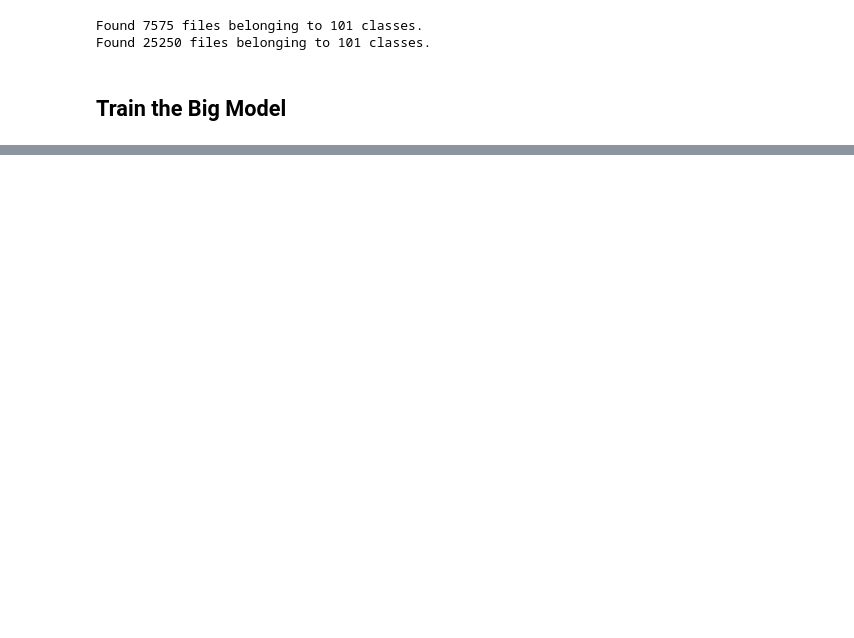
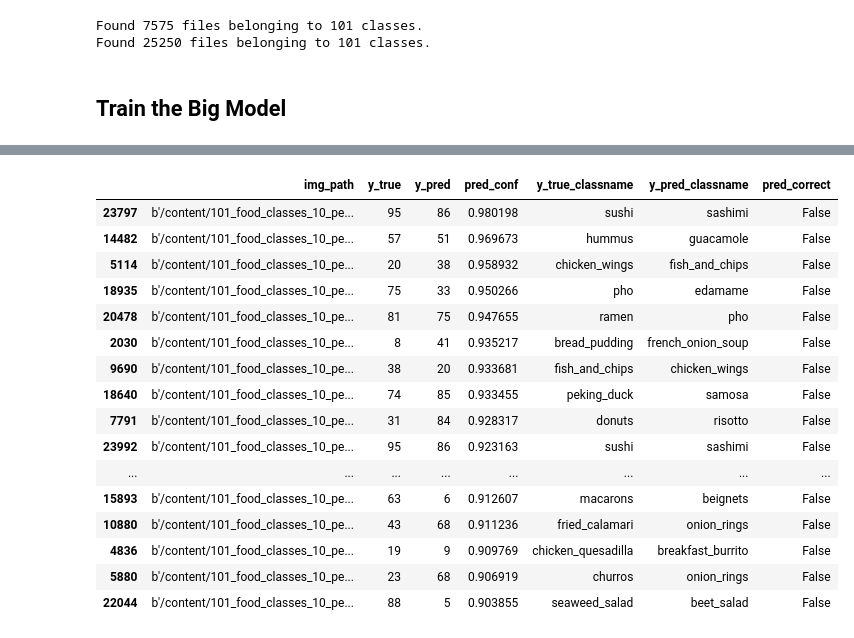
Before and after one commit to timonpalm/TFCourse, a Jupyter notebook: 06_transfer_learning_part_3.ipynb, the cells around one changed output, grey strips where cells are left out. Saved outputs shown, nothing was run; the diff lists cells and outputs as text; code cells hidden in the pictures; blank space fills up the shorter version.

```diff
--- a/06_transfer_learning_part_3.ipynb
+++ b/06_transfer_learning_part_3.ipynb
@@ -147,0 +354,21 @@ Epoch 5/5
+# %%
+top_100_wrong = pred_df[pred_df["pred_correct"] == False].sort_values("pred_conf", ascending=False)
+top_100_wrong.head(20)
+# %% [output]
+|  | img_path | y_true | y_pred | pred_conf | y_true_classname | y_pred_classname | pred_correct |
+| 23797 | b'/content/101_food_classes_10_pe... | 95 | 86 | 0.980198 | sushi | sashimi | False |
+| 14482 | b'/content/101_food_classes_10_pe... | 57 | 51 | 0.969673 | hummus | guacamole | False |
+| 5114 | b'/content/101_food_classes_10_pe... | 20 | 38 | 0.958932 | chicken_wings | fish_and_chips | False |
+| 18935 | b'/content/101_food_classes_10_pe... | 75 | 33 | 0.950266 | pho | edamame | False |
+| 20478 | b'/content/101_food_classes_10_pe... | 81 | 75 | 0.947655 | ramen | pho | False |
+| 2030 | b'/content/101_food_classes_10_pe... | 8 | 41 | 0.935217 | bread_pudding | french_onion_soup | False |
+| 9690 | b'/content/101_food_classes_10_pe... | 38 | 20 | 0.933681 | fish_and_chips | chicken_wings | False |
+| 18640 | b'/content/101_food_classes_10_pe... | 74 | 85 | 0.933455 | peking_duck | samosa | False |
+| 7791 | b'/content/101_food_classes_10_pe... | 31 | 84 | 0.928317 | donuts | risotto | False |
+| 23992 | b'/content/101_food_classes_10_pe... | 95 | 86 | 0.923163 | sushi | sashimi | False |
+| ... | ... | ... | ... | ... | ... | ... | ... |
+| 15893 | b'/content/101_food_classes_10_pe... | 63 | 6 | 0.912607 | macarons | beignets | False |
+| 10880 | b'/content/101_food_classes_10_pe... | 43 | 68 | 0.911236 | fried_calamari | onion_rings | False |
+| 4836 | b'/content/101_food_classes_10_pe... | 19 | 9 | 0.909769 | chicken_quesadilla | breakfast_burrito | False |
+| 5880 | b'/content/101_food_classes_10_pe... | 23 | 68 | 0.906919 | churros | onion_rings | False |
+| 22044 | b'/content/101_food_classes_10_pe... | 88 | 5 | 0.903855 | seaweed_salad | beet_salad | False |
```
Also changed, not shown: parts of 24 cells of this notebook.
